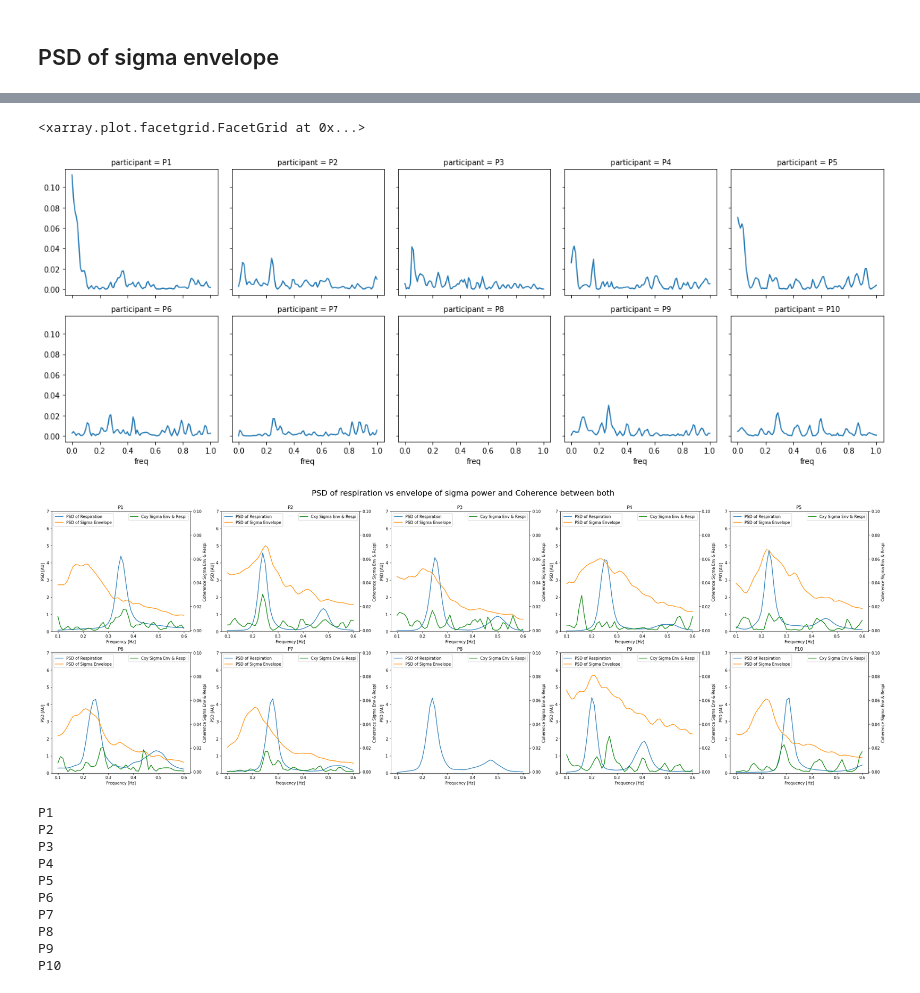
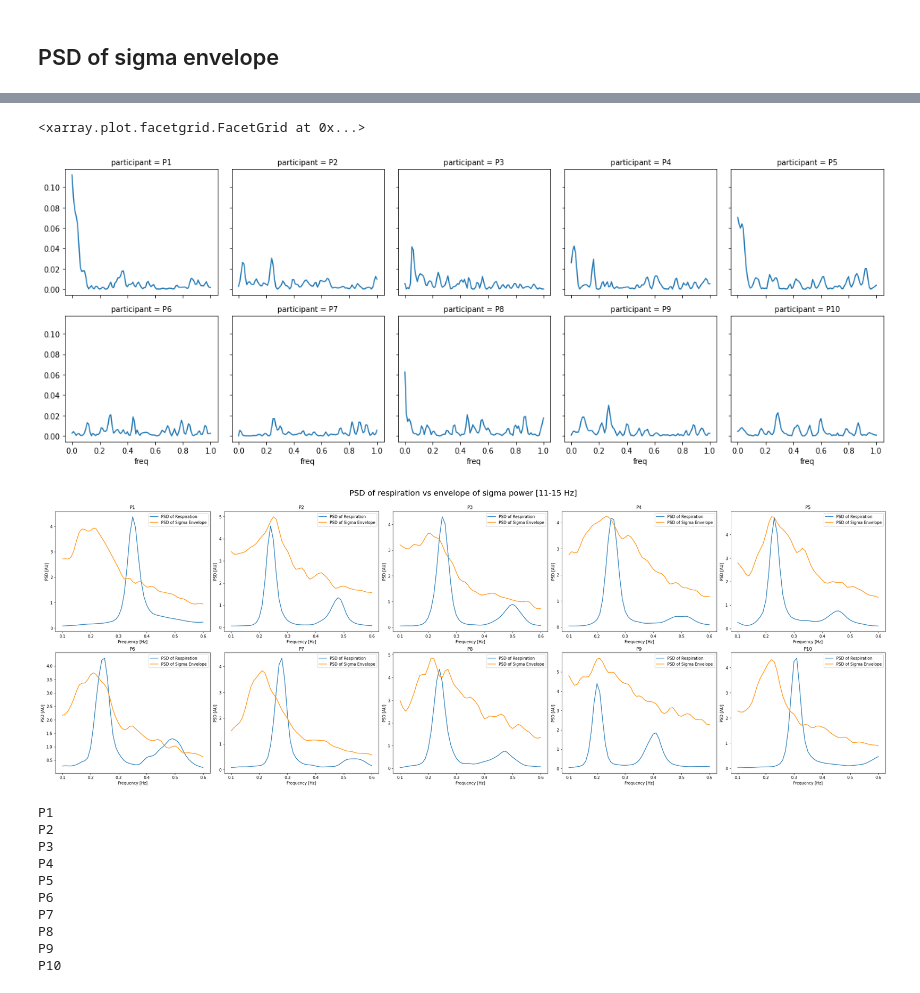
Before and after one commit to ValentinGhibaudo/Sleep_EEG_Respi, a Jupyter notebook: pac_rsp_slowwaves.ipynb, the cells around one changed output, grey strips where cells are left out. Cells and saved outputs as stored; diff of their text form; code cells hidden in the pictures.

```diff
--- a/pac_rsp_slowwaves.ipynb
+++ b/pac_rsp_slowwaves.ipynb
@@ -407,9 +443,10 @@ Coordinates:
 da_pxx_env = None
 for patient in patients:
     da = xr.load_dataarray(f'../dataarray/da_staged_{patient}.nc')
-    sigma_filtered = gh.filter_sig(da.loc['N2',['Fp2-C4','Fp1-C3'],:].mean('chan').values, low = 11 , high = 15, fs=srate )
+    data = da.loc['N2',['Fp2-C4','Fp1-C3'],:].mean('chan').dropna(dim='time').values
+    sigma_filtered = gh.filter_sig(data, low = 11 , high = 15, fs=srate )
     sigma_env = gh.get_amp(sigma_filtered)
-    respi = da.loc['N2','DEBIT',:].values
+    respi = da.loc['N2','DEBIT',:].dropna(dim='time').values
     f, Pxx = gh.spectre(sigma_env, srate=srate, wsize = 50)
     f, Cxy = gh.coherence(sigma_env, respi,  srate=srate, wsize = 50)
     if da_pxx_env is None:
@@ -420,7 +457,7 @@ for patient in patients:
 da_pxx_env.loc[:,'cxy',0:1].plot.line(x='freq',col = 'participant', col_wrap = 5)
 # %% [output]
 <xarray.plot.facetgrid.FacetGrid at 0x...>
-[figure, old version]
+[figure, new version]
 # %%
 da_pxx_all = xr.load_dataarray('../dataarray/da_pxx_all.nc')
 # %%
@@ -428,32 +465,35 @@ def reduce(sig):
     return sig / np.std(sig)
 # %%
 fig , axs = plt.subplots(nrows = 2, ncols = 5, figsize = (30,10), constrained_layout = True)
-fig.suptitle('PSD of respiration vs envelope of sigma power and Coherence between both', fontsize = 20, y = 1.05)
+fig.suptitle('PSD of respiration vs envelope of sigma power [11-15 Hz]', fontsize = 20, y = 1.05)
 lf = 0.1
 hf = 0.6
 for row, sublist in enumerate([patients[:5] , patients[5:]]):
     for col, participant in enumerate(sublist):
         ax = axs[row, col]
         f = da_pxx_all.coords['freq'].loc[lf:hf].values
         psd_rsp = reduce(da_pxx_all.loc[participant,'N2','DEBIT','raw',lf:hf].values)
         psd_sigma_power_envelope = reduce(da_pxx_env.loc[participant,'pxx',lf:hf].values)
         cxx_sigma_resp = da_pxx_env.loc[participant,'cxy',lf:hf].values
         ax.plot(f, psd_rsp, label = 'PSD of Respiration')
         ax.plot(f, psd_sigma_power_envelope, label = 'PSD of Sigma Envelope', color = 'darkorange')
-        ax2 = ax.twinx()
-        ax2.plot(f, cxx_sigma_resp, label = 'Cxy Sigma Env & Respi', color = 'g')
-        ax2.set_ylabel('Coherence Sigma Env & Respi')
-        ax2.set_ylim(-0.001,0.1)
-        ax.set_ylim(-0.001, 7)
-        ax2.legend(loc = 1)
         ax.set_title(participant)
         ax.set_xlabel('Frequency [Hz]')
         ax.set_ylabel('PSD [AU]')
-        ax.legend(loc = 2)
-# plt.savefig('../presentation_4/psd_sigma_env_respi_cxy', bbox_inches = 'tight')
+        ax.legend(loc = 1)
+
+        # ax2 = ax.twinx()
+        # ax2.plot(f, cxx_sigma_resp, label = 'Cxy Sigma Env & Respi', color = 'g')
+        # ax2.set_ylabel('Coherence Sigma Env & Respi')
+        # ax2.set_ylim(-0.001,0.1)
+        # ax2.legend(loc = 1)
+        # ax.set_ylim(-0.001, 7)
+
+
+# plt.savefig('../presentation_4/psd_sigma_env_respi_pxx_only', bbox_inches = 'tight')
 plt.show()
 # %% [output]
-[figure, old version]
+[figure, new version]
 # %%
 da_pxx_envelope_multibands = None
 bands = {
```
Also changed, not shown: parts of 10 cells of this notebook, 4 other files.
